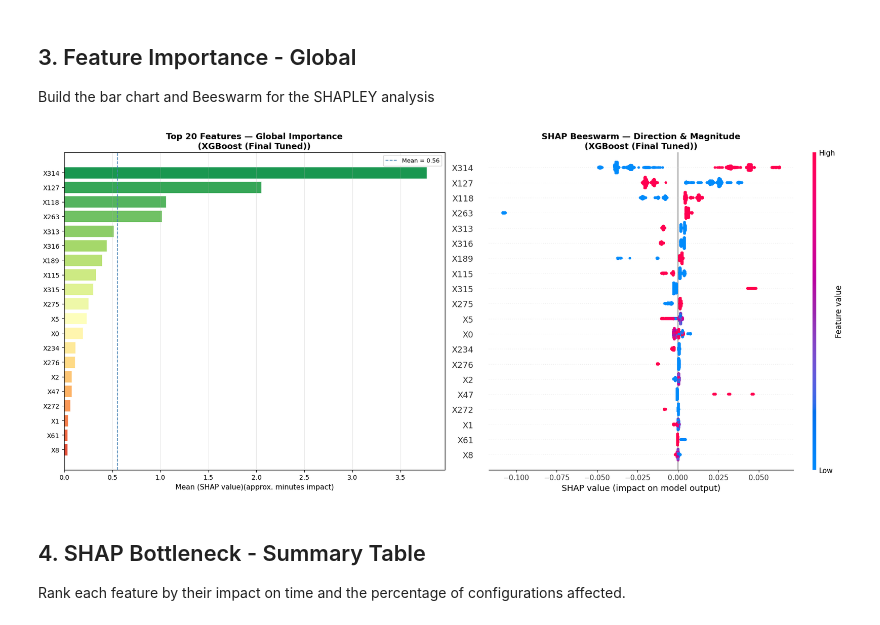
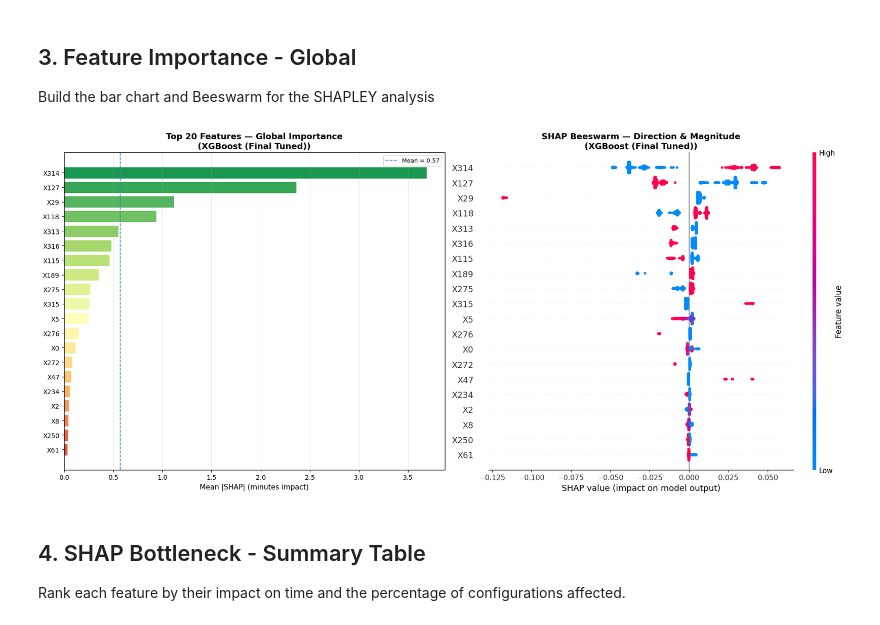
Before and after one commit to delaneysmith86/ME_447, a Jupyter notebook: mercedesBenzModeling_delaney.ipynb, the cells around one changed output. Saved outputs shown, nothing was run; the diff lists cells and outputs as text; code cells hidden in the pictures.

Commit message:
fixing shap predictors?

```diff
--- a/mercedesBenzModeling_delaney.ipynb
+++ b/mercedesBenzModeling_delaney.ipynb
@@ -1078,21 +1099,47 @@ FINAL_CONFIG = dict(
 #Construct model with all tuned toggles
 X_final, y_final, feature_names_final = build_feature_matrix(train_raw, **FINAL_CONFIG)
 
-# Fit final tuned model on the optimal configuration
-xgb_final = XGBRegressor(**best_params, tree_method='hist', random_state=SEED)
+# --- Re-tune hyperparameters on the FINAL feature space ---
+# The best_params from cell 44 were tuned on X_train (355 features, original config).
+# FINAL_CONFIG produces a different feature matrix (282 features), so we re-tune here.
+print(f'Re-tuning hyperparameters on final feature space ({X_final.shape[1]} features)...')
+print(f'(Original tuning was on {X_train.shape[1]} features)\n')
 
-#dt_final = DecisionTreeRegressor(**best_params, random_state=SEED)
+dt_search_final = RandomizedSearchCV(
+    estimator = XGBRegressor(tree_method='hist', random_state=SEED, n_jobs=-1),
+    param_distributions = param_dist,
+    n_iter = 20,
+    scoring = 'r2',
+    cv = kf,
+    random_state = SEED,
+    verbose = 1,
+    return_train_score = True,
+)
+dt_search_final.fit(X_final, y_final)
+
+best_params_final = dt_search_final.best_params_
+best_cv_r2_final  = dt_search_final.best_score_
+
+print('\nBest hyperparameters for FINAL feature space:')
+for k, v in best_params_final.items():
+    print(f'  {k:25s}: {v}')
+print(f'\nCV R² (re-tuned on final features): {best_cv_r2_final:.4f}')
+print(f'CV R² (original tuning, old features): {best_cv_r2:.4f}')
+
+# --- Fit final tuned model on the optimal configuration ---
+xgb_final = XGBRegressor(**best_params_final, tree_method='hist', random_state=SEED)
+
 final_r2, final_std = cv_r2(xgb_final, X_final, y_final,
                              log_target=FINAL_CONFIG['use_log'])
 xgb_final.fit(X_final, y_final)   # fit on full training set for SHAP
 
-print('Final Tuned Decision Tree')
+print('\nFinal Tuned Decision Tree (re-tuned on final features)')
 print(f'R²: {final_r2:.4f} ± {final_std:.4f}')
 print(f'Features used: {X_final.shape[1]}')
 print(f'Training rows: {X_final.shape[0]}')
 
 #For continuity, print progress summary
-print('Hyperparameter Progress summary:')
+print('\nHyperparameter Progress summary:')
 print(f'  Untuned default config  R² = {baseline_r2:.4f}')
 print(f'  Tuned default config    R² = {tuned_r2:.4f} (+{tuned_r2-baseline_r2:.4f})')
 print(f'  Tuned optimal config    R² = {final_r2:.4f} (+{final_r2-baseline_r2:.4f} vs baseline)')
@@ -1174,42 +1230,43 @@ TOP_N = 20
 #PLOT: LEFT (BAR), RIGHT (BEESWARM)
 fig, axes = plt.subplots(1, 2, figsize=(18, 8))
 
-# Left: Bar chart (mean |SHAP| converted to minutes)
+# Left: Bar chart (mean |SHAP| converted to minutes via expm1)
 top_features = mean_abs_shap.head(TOP_N)
 
-shap_minutes = top_features * baseline_pred_minutes
-xlabel = 'Mean (SHAP value)(approx. minutes impact)'
+# Correct log-space to minutes conversion: expm1(E[f(x)] + shap) - expm1(E[f(x)])
+shap_minutes = np.expm1(expected_value + top_features) - np.expm1(expected_value)
+xlabel = 'Mean |SHAP| (minutes impact)'
 
 colors = plt.cm.RdYlGn_r(np.linspace(0.1, 0.85, TOP_N))
 axes[0].barh(top_features.index[::-1], shap_minutes.values[::-1],
              color=colors[::-1], edgecolor='white', linewidth=0.5)
 axes[0].set_xlabel(xlabel, fontsize=11)
 axes[0].set_title(f'Top {TOP_N} Features — Global Importance\n({best_model})',
                   fontsize=13, fontweight='bold')
 axes[0].axvline(shap_minutes.mean(), color='steelblue', linestyle='--',
                 linewidth=1.2, label=f'Mean = {shap_minutes.mean():.2f}')
 axes[0].legend(fontsize=9)
 axes[0].grid(axis='x', alpha=0.3)
 
 # Right: Beeswarm (direction + magnitude)
 plt.sca(axes[1])
 shap.summary_plot(
     shap_values[:, [feature_names_final.index(f) for f in top_features.index]],
     X_train_df[top_features.index],
     feature_names = top_features.index.tolist(),
     max_display   = TOP_N,
     show          = False,
     plot_size     = None,
     color_bar_label = 'Feature value'
 )
 axes[1].set_title(f'SHAP Beeswarm — Direction & Magnitude\n({best_model})',
                   fontsize=13, fontweight='bold')
 
 plt.tight_layout()
 plt.savefig('SHAP_interaction_XGBOOST.png')
 plt.show()
 # %% [output]
-[figure, old version]
+[figure, new version]
 # %% [markdown]
 ## 4. SHAP Bottleneck - Summary Table
 
```
Also changed, not shown: parts of 23 cells of this notebook, 6 other files.
